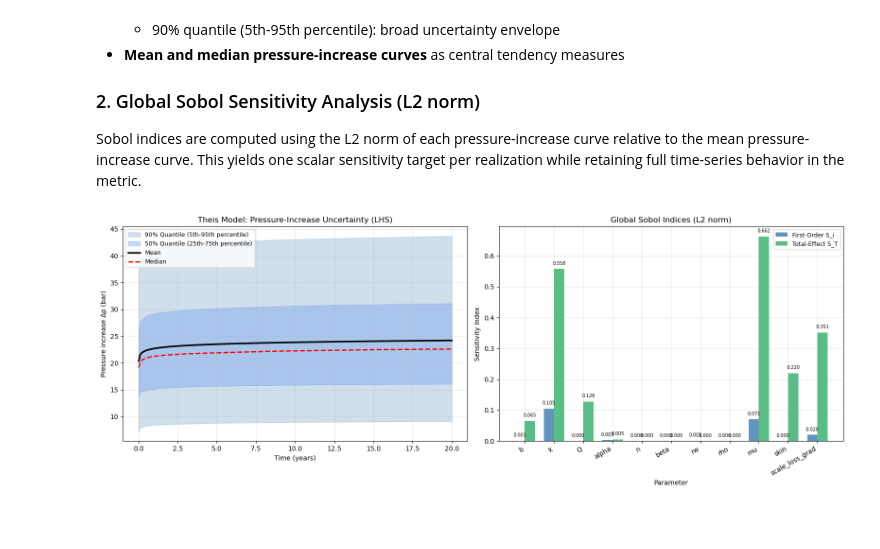
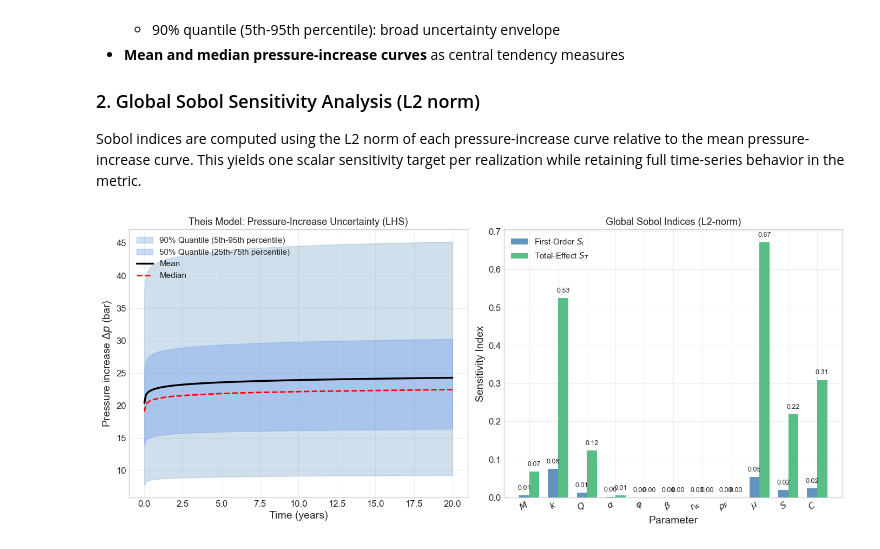
Before and after one commit to jtecklenburg/geothermal-doublet, a Jupyter notebook: sensitivity2.ipynb, the cells around one changed output. Saved outputs shown, nothing was run; the diff lists cells and outputs as text; code cells hidden in the pictures; blank space fills up the shorter version.

```diff
--- a/sensitivity2.ipynb
+++ b/sensitivity2.ipynb
@@ -127,7 +147,7 @@ from theis import transmissivity, pressure_injection_theis
 # Constants
 g = 9.81
 p_res = 0.0  # Fixed reservoir pressure: analyze pressure increase only
-N_samples = 1000
+N_samples = 10000
 SEED_A = 789
 SEED_B = 999
 
@@ -138,22 +158,22 @@ t_seconds = t_years * 365.0 * 24.0 * 3600.0
 def pressure_curve_theis_batch(t_array_seconds, params):
     """Compute pressure curves for parameter matrix with pressure_injection_theis.
 
-    Parameters order: b, k, Q, alpha, n, beta, rw, rho, mu, skin, scale_loss_grad
-    Storativity S is derived: S = rho * g * (alpha + n * beta) * b
+    Parameters order: M, k, Q, alpha, phi, beta, rw, rho_F, mu, skin, scale_loss_grad
+    Storativity S is derived: S = rho_F * g * (alpha + phi * beta) * M
     """
     curves = np.zeros((params.shape[0], t_array_seconds.size), dtype=float)
 
-    for idx, (b, k, Q, alpha, n, beta, rw, rho, mu, skin, scale_loss_grad) in enumerate(params):
-        # Derive storativity from physical components: S = Ss * b, Ss = rho*g*(alpha + n*beta)
-        S = rho * g * (alpha + n * beta) * b
-        T = transmissivity(b, k, rho, g, mu)
+    for idx, (M, k, Q, alpha, phi, beta, rw, rho_F, mu, skin, scale_loss_grad) in enumerate(params):
+        # Derive storativity from physical components: S = Ss * M, Ss = rho_F*g*(alpha + phi*beta)
+        S = rho_F * g * (alpha + phi * beta) * M
+        T = transmissivity(M, k, rho_F, g, mu)
         p_w = pressure_injection_theis(
             t_array=t_array_seconds,
             Q=Q,
             T=T,
             S=S,
             rw=rw,
-            rho=rho,
+            rho=rho_F,
             g=g,
             p_res=p_res,
             skin=skin,
@@ -192,45 +212,48 @@ Y_ABi_l2 = {}
 for i in range(num_params):
     Y_ABi_l2[i] = np.sqrt(np.sum((Y_ABi[i] - y_mean) ** 2, axis=1))
 
 S_first, S_total = compute_sobol_indices(A, B, y_A_l2, y_B_l2, Y_ABi_l2, num_params)
 
 # Uncertainty bands for visualization
 y_median = np.median(Y_A, axis=0)
 y_q05, y_q25, y_q75, y_q95 = np.percentile(Y_A, [5, 25, 75, 95], axis=0)
 
-fig, (ax1, ax2) = plt.subplots(1, 2, figsize=(16, 6))
+fig, (ax1, ax2) = plt.subplots(1, 2, figsize=FIGSIZE_SUBPLOTS)
 
 # Left: uncertainty bands of Theis pressure increase
 ax1.fill_between(t_years, y_q05, y_q95, alpha=0.25, color='steelblue',
                  label='90% Quantile (5th-95th percentile)')
 ax1.fill_between(t_years, y_q25, y_q75, alpha=0.35, color='cornflowerblue',
                  label='50% Quantile (25th-75th percentile)')
 ax1.plot(t_years, y_mean, 'k-', linewidth=2.5, label='Mean')
 ax1.plot(t_years, y_median, 'r--', linewidth=2, label='Median')
-ax1.set_xlabel('Time (years)')
-ax1.set_ylabel('Pressure increase Δp (bar)')
-ax1.set_title('Theis Model: Pressure-Increase Uncertainty (LHS)')
-ax1.legend(loc='best', fontsize=9)
+ax1.set_xlabel('Time (years)', fontsize=14)
+ax1.set_ylabel('Pressure increase $\Delta p$ (bar)', fontsize=14)
+ax1.set_title('Theis Model: Pressure-Increase Uncertainty (LHS)', fontsize=13)
+ax1.legend(loc='best', fontsize=11)
+ax1.tick_params(labelsize=12)
 ax1.grid(True, alpha=0.3)
 
 # Right: Sobol indices
 x = np.arange(num_params)
 width = 0.35
-ax2.bar(x - width / 2, S_first, width, label='First-Order S_i', alpha=0.85, color='steelblue')
-ax2.bar(x + width / 2, S_total, width, label='Total-Effect S_T', alpha=0.85, color='mediumseagreen')
-ax2.set_ylabel('Sensitivity Index')
-ax2.set_xlabel('Parameter')
+ax2.bar(x - width / 2, S_first, width, label='First-Order $S_i$', alpha=0.85, color='steelblue')
+ax2.bar(x + width / 2, S_total, width, label='Total-Effect $S_T$', alpha=0.85, color='mediumseagreen')
+ax2.set_ylabel('Sensitivity Index', fontsize=14)
+ax2.set_xlabel('Parameter', fontsize=14)
 ax2.set_xticks(x)
-ax2.set_xticklabels(param_names, rotation=30, ha='right')
-ax2.legend(fontsize=9)
-ax2.set_title('Global Sobol Indices (L2 norm)')
+ax2.set_xticklabels(param_labels, fontsize=12)
+ax2.legend(fontsize=11)
+ax2.set_title('Global Sobol Indices (L2-norm)', fontsize=13)
+ax2.tick_params(axis='y', labelsize=12)
 ax2.grid(True, alpha=0.3)
 
 for i in range(num_params):
-    ax2.text(i - width / 2, S_first[i] + 0.01, f'{S_first[i]:.3f}', ha='center', va='bottom', fontsize=7)
-    ax2.text(i + width / 2, S_total[i] + 0.01, f'{S_total[i]:.3f}', ha='center', va='bottom', fontsize=7)
+    ax2.text(i - width / 2, S_first[i] + 0.01, f'{S_first[i]:.2f}', ha='center', va='bottom', fontsize=9)
+    ax2.text(i + width / 2, S_total[i] + 0.01, f'{S_total[i]:.2f}', ha='center', va='bottom', fontsize=9)
 
 plt.tight_layout()
+plt.savefig('sobol_pressure_curve.svg', bbox_inches='tight')
 plt.show()
 # %% [output]
-[figure, old version]
+[figure, new version]
```
Also changed, not shown: parts of 4 cells of this notebook, 7 other files.
